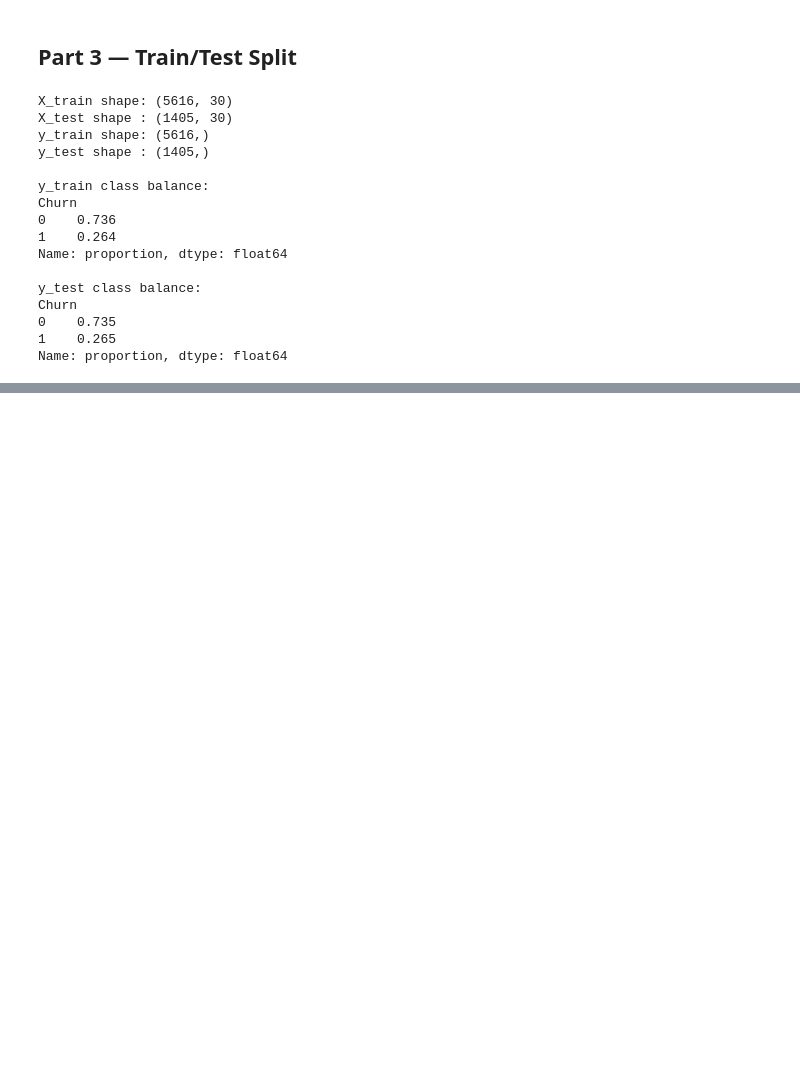
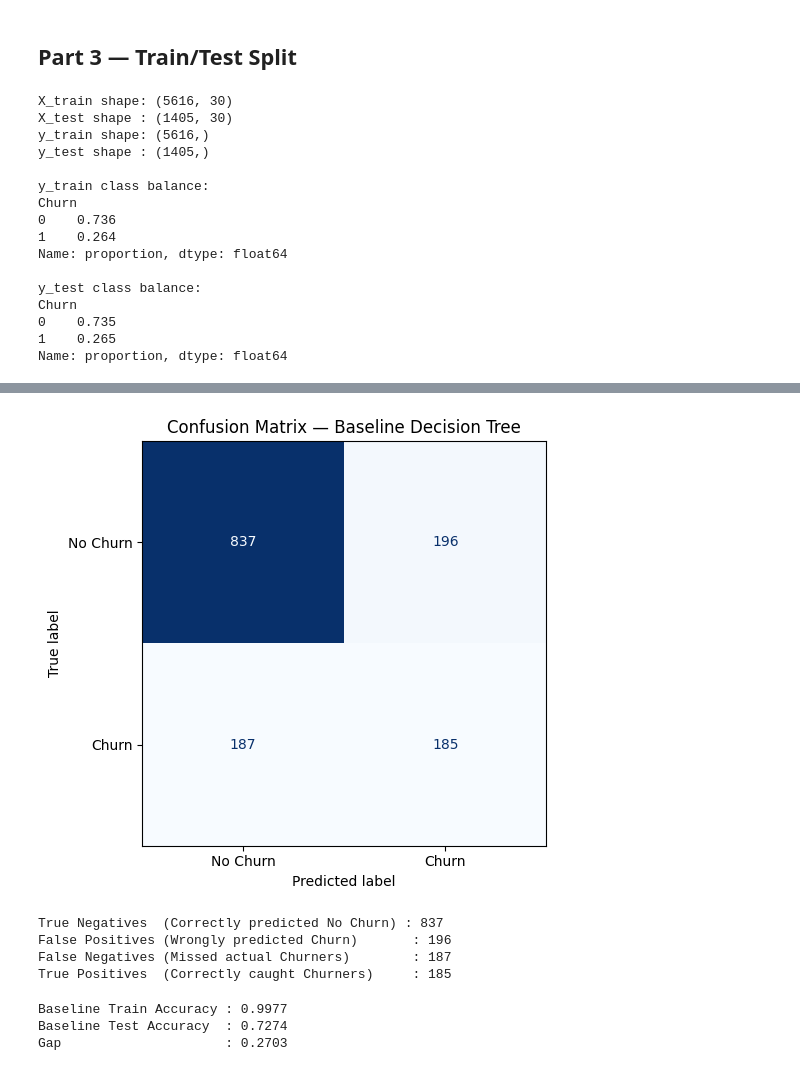
Before and after one commit to Shahrukh-aidev/machine-learning-journey, a Jupyter notebook: ML_Lab_3.ipynb, the cells around one changed output, grey strips where cells are left out. Saved outputs shown, nothing was run; the diff lists cells and outputs as text; code cells hidden in the pictures; blank space fills up the shorter version.

```diff
--- a/ML_Lab_3.ipynb
+++ b/ML_Lab_3.ipynb
@@ -155,0 +161,14 @@ Name: proportion, dtype: float64
+# %%
+from sklearn.tree import DecisionTreeClassifier
+
+# ── Task 8: Train Baseline Decision Tree ────────────────────────────
+dt_baseline = DecisionTreeClassifier(random_state=42)  # no restrictions
+dt_baseline.fit(X_train, y_train)
+
+# Predictions on both sets
+y_pred_train = dt_baseline.predict(X_train)
+y_pred_test  = dt_baseline.predict(X_test)
+
+print("Training complete.")
+print("Train predictions shape:", y_pred_train.shape)
+print("Test predictions shape :", y_pred_test.shape)
@@ -155,0 +230,40 @@ Name: proportion, dtype: float64
+# %%
+# ── Task 11: Confusion Matrix ─────────────────────────────────────────
+import matplotlib.pyplot as plt
+
+cm = confusion_matrix(y_test, y_pred_test)
+disp = ConfusionMatrixDisplay(confusion_matrix=cm,
+                               display_labels=['No Churn', 'Churn'])
+
+fig, ax = plt.subplots(figsize=(6, 5))
+disp.plot(ax=ax, cmap='Blues', colorbar=False)
+ax.set_title('Confusion Matrix — Baseline Decision Tree')
+plt.tight_layout()
+plt.show()
+
+# Numbers breakdown
+tn, fp, fn, tp = cm.ravel()
+print(f"\nTrue Negatives  (Correctly predicted No Churn) : {tn}")
+print(f"False Positives (Wrongly predicted Churn)       : {fp}")
+print(f"False Negatives (Missed actual Churners)        : {fn}")
+print(f"True Positives  (Correctly caught Churners)     : {tp}")
+# %% [output]
+[figure, added]
+True Negatives  (Correctly predicted No Churn) : 837
+False Positives (Wrongly predicted Churn)       : 196
+False Negatives (Missed actual Churners)        : 187
+True Positives  (Correctly caught Churners)     : 185
+# %%
+# ── Task: Compare baseline train vs test accuracy ─────────────────────
+from sklearn.metrics import accuracy_score
+
+train_acc_baseline = accuracy_score(y_train, y_pred_train)
+test_acc_baseline  = accuracy_score(y_test, y_pred_test)
+
+print(f"Baseline Train Accuracy : {train_acc_baseline:.4f}")
+print(f"Baseline Test Accuracy  : {test_acc_baseline:.4f}")
+print(f"Gap                     : {train_acc_baseline - test_acc_baseline:.4f}")
+# %% [output]
+Baseline Train Accuracy : 0.9977
+Baseline Test Accuracy  : 0.7274
+Gap                     : 0.2703
```
Also changed, not shown: parts of 13 cells of this notebook.
